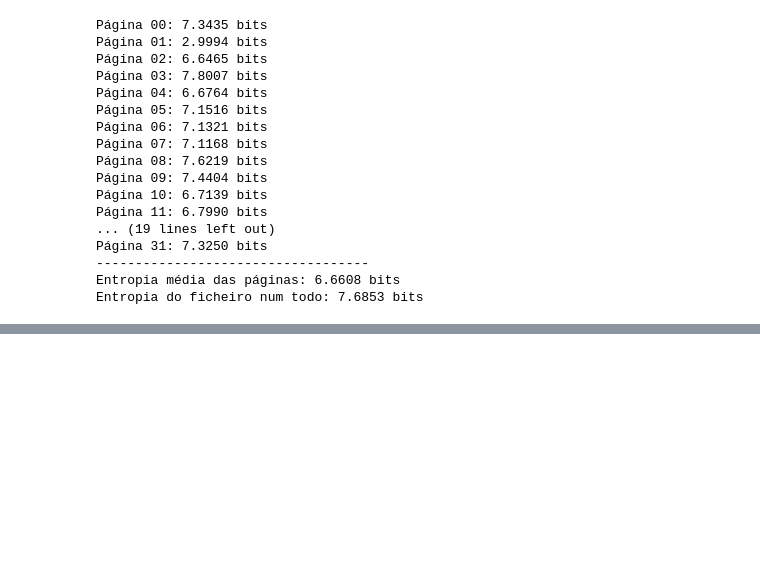
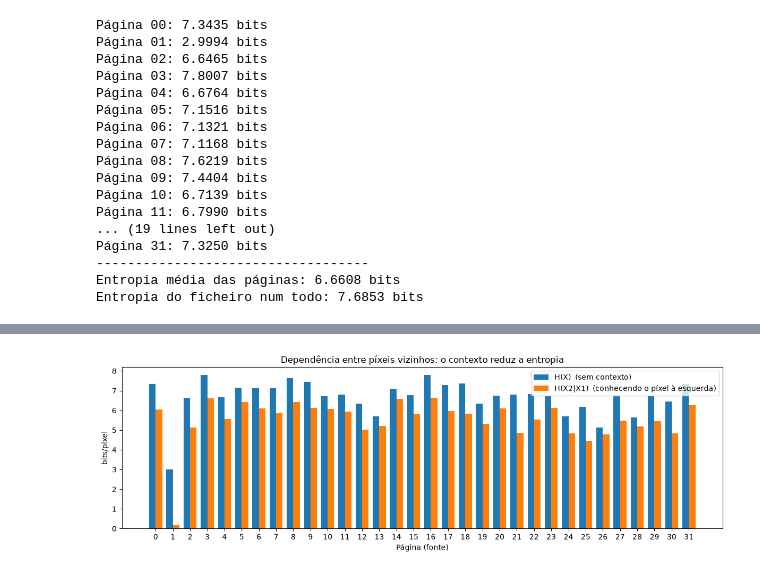
Before and after one commit to bener07/ti-project, a Jupyter notebook: Notebooks/ResearchNotebook_changes.ipynb, the cells around one changed output, grey strips where cells are left out. Drawn from its saved outputs; the diff is of its cells as text; code cells hidden in the pictures; blank space fills up the shorter version.

```diff
--- a/Notebooks/ResearchNotebook_changes.ipynb
+++ b/Notebooks/ResearchNotebook_changes.ipynb
@@ -197,0 +244,12 @@ Página 00:
+# %%
+# ---- Gráfico 2: dependência entre píxeis vizinhos ----
+# Se a 2ª barra for bem menor que a 1ª, o píxel vizinho ajuda a prever o seguinte.
+plt.figure(figsize=(12, 4))
+l = 0.38
+plt.bar(paginas - l/2, H1, l, label="H(X)  (sem contexto)")
+plt.bar(paginas + l/2, Hcond, l, label="H(X2|X1)  (conhecendo o píxel à esquerda)")
+plt.xlabel("Página (fonte)"); plt.ylabel("bits/píxel")
+plt.title("Dependência entre píxeis vizinhos: o contexto reduz a entropia")
+plt.xticks(paginas); plt.legend(); plt.tight_layout(); plt.show()
+# %% [output]
+[figure, added]
```
Also changed, not shown: parts of 13 cells of this notebook.
